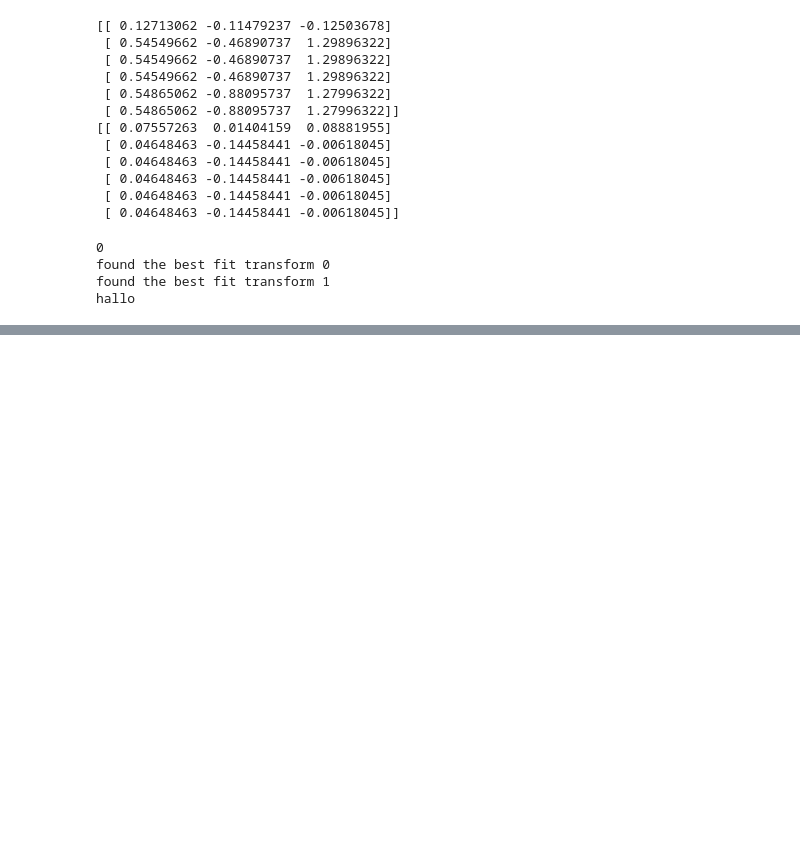
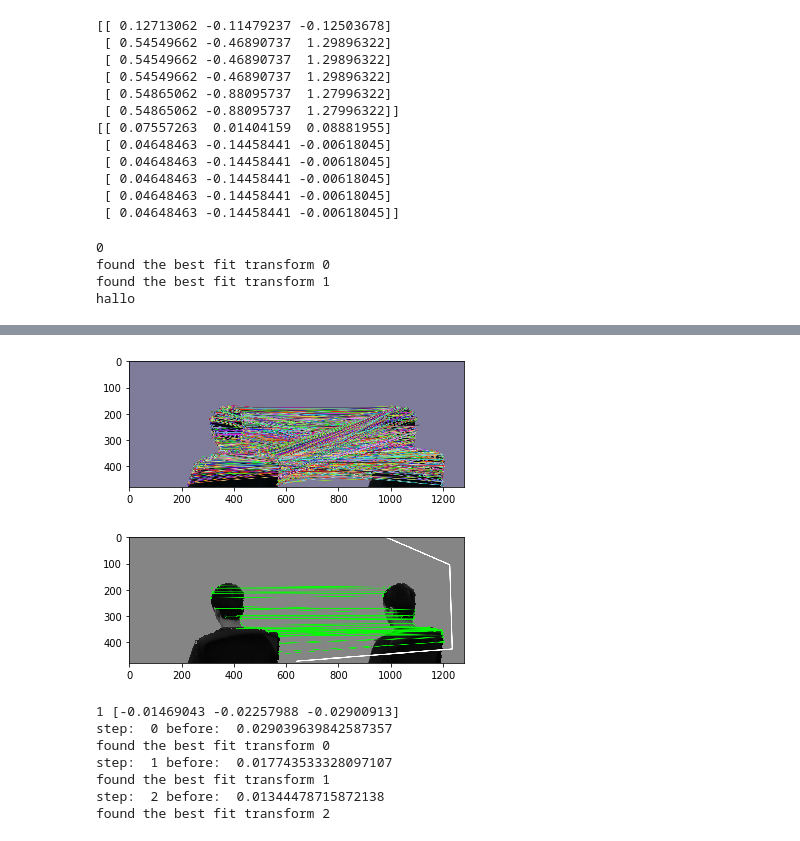
Before and after one commit to yichao-l/head_reconstruct, a Jupyter notebook: yichao-test.ipynb, the cells around one changed output, grey strips where cells are left out. Saved outputs shown, nothing was run; the diff lists cells and outputs as text; code cells hidden in the pictures; blank space fills up the shorter version.

```diff
--- a/yichao-test.ipynb
+++ b/yichao-test.ipynb
@@ -104,0 +187,13 @@ found the best fit transform 0
+# %%
+# max_iterations=3,contrastThreshold = 0.04,edgeThreshold=20,sigma = 0.5
+make_mhead(all_heads,9,10)
+# %% [output]
+[figure, added]
+[figure, added]
+1 [-0.01469043 -0.02257988 -0.02900913]
+step:  0 before:  0.029039639842587357
+found the best fit transform 0
+step:  1 before:  0.017743533328097107
+found the best fit transform 1
+step:  2 before:  0.01344478715872138
+found the best fit transform 2
```
Also changed, not shown: parts of 14 cells of this notebook, 7 other files.
